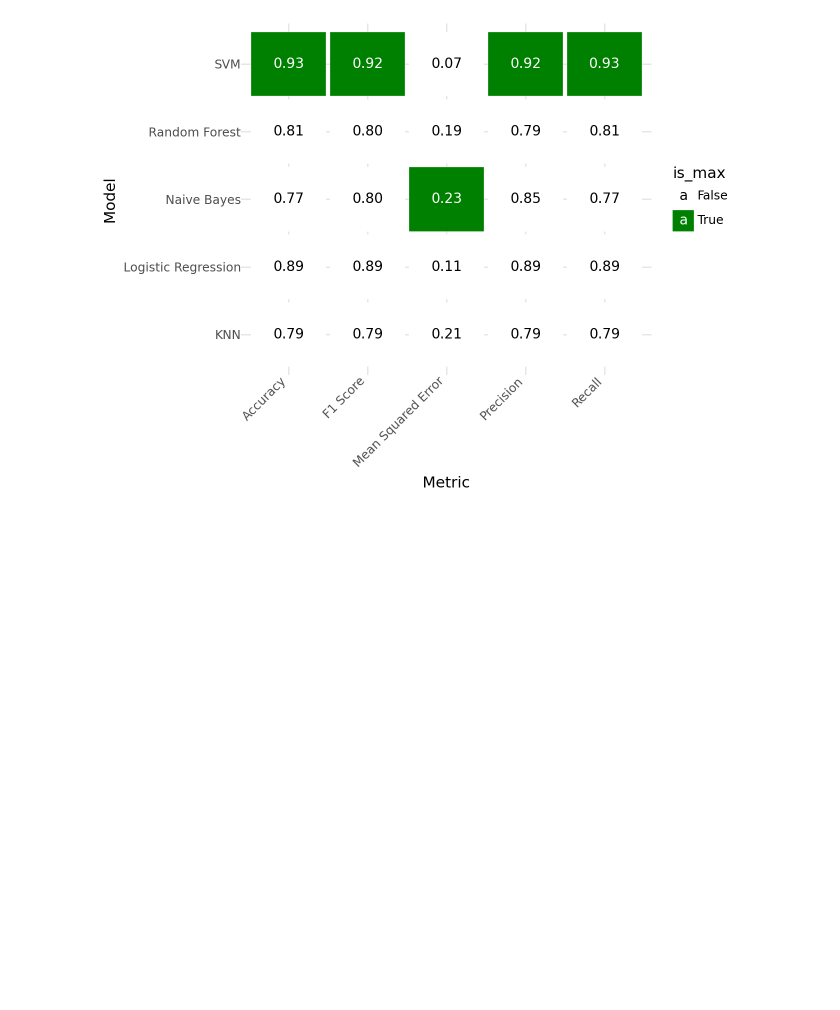
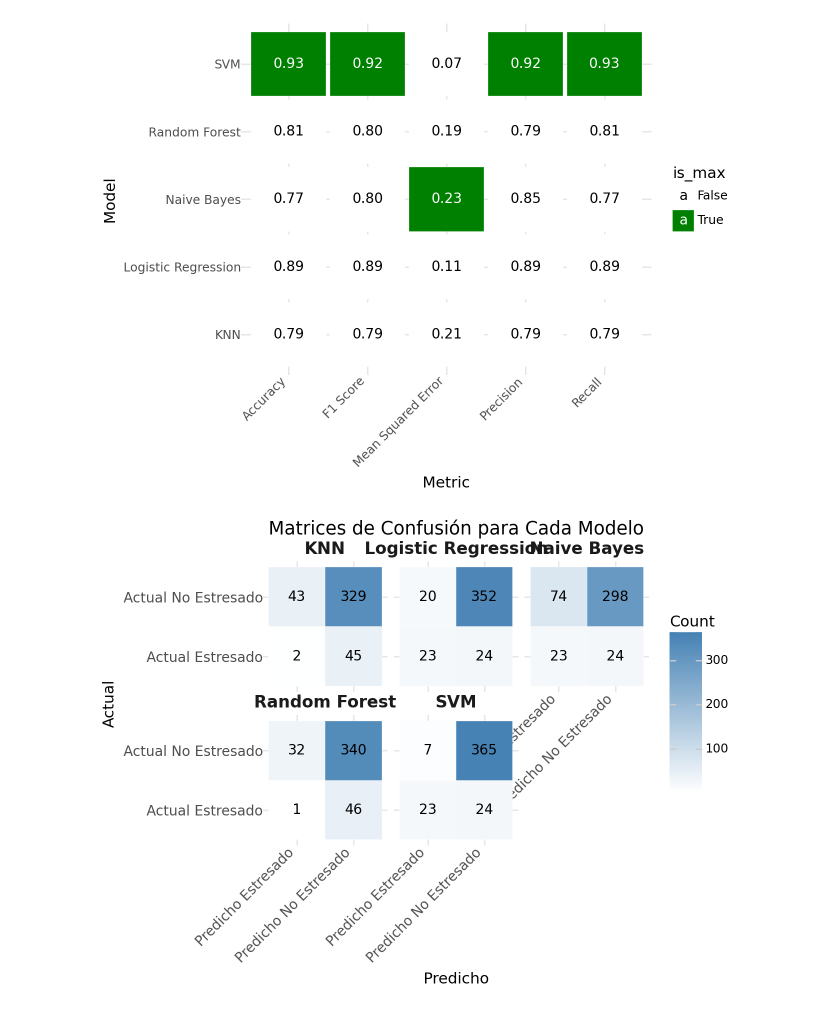
Before and after one commit to BenjaminGonzalezF/Stress-Recognition-from-Electrodermal-Activity, a Jupyter notebook: WESAD/WESAD_Stress_Recognition.ipynb, the cells around one changed output. Saved outputs shown, nothing was run; the diff lists cells and outputs as text; code cells hidden in the pictures; blank space fills up the shorter version.

```diff
--- a/WESAD/WESAD_Stress_Recognition.ipynb
+++ b/WESAD/WESAD_Stress_Recognition.ipynb
@@ -367,3 +544,71 @@ p = (ggplot(results_long, aes(x='Metric', y='Model'))
 p
 # %% [output]
 [figure]
+# %%
+import pandas as pd
+from sklearn.metrics import confusion_matrix
+from plotnine import (
+    ggplot, aes, geom_tile, geom_text, facet_wrap,
+    scale_fill_gradient, theme_minimal, theme, element_text, ggtitle
+)
+# Asegurarse de que las longitudes de y_test y las predicciones sean consistentes
+min_length = min(len(y_test), len(y_pred_knn), len(y_pred_nb), len(y_pred_lr), len(y_pred_rf), len(y_pred_svm))
+
+# Recortar y_test y las predicciones a la longitud mínima
+y_test_trimmed = y_test[:min_length]
+y_pred_knn_trimmed = y_pred_knn[:min_length]
+y_pred_nb_trimmed = y_pred_nb[:min_length]
+y_pred_lr_trimmed = y_pred_lr[:min_length]
+y_pred_rf_trimmed = y_pred_rf[:min_length]
+y_pred_svm_trimmed = y_pred_svm[:min_length]
+
+# Crear un diccionario con las predicciones recortadas
+predictions = {
+    'KNN': y_pred_knn_trimmed,
+    'Naive Bayes': y_pred_nb_trimmed,
+    'Logistic Regression': y_pred_lr_trimmed,
+    'Random Forest': y_pred_rf_trimmed,
+    'SVM': y_pred_svm_trimmed
+}
+
+# Calcular las matrices de confusión para cada modelo
+conf_matrices = {}
+
+for model_name, y_pred in predictions.items():
+    cm = confusion_matrix(y_test_trimmed, y_pred)
+    conf_matrices[model_name] = cm
+
+# Convertir las matrices de confusión a un DataFrame en formato largo
+conf_matrices_long = []
+
+for model_name, cm in conf_matrices.items():
+    cm_df = pd.DataFrame(cm,
+                         index=['Actual No Estresado', 'Actual Estresado'],
+                         columns=['Predicho No Estresado', 'Predicho Estresado'])
+    cm_df = cm_df.reset_index().melt(id_vars='index', var_name='Predicho', value_name='Count')
+    cm_df = cm_df.rename(columns={'index': 'Actual'})
+    cm_df['Model'] = model_name
+    conf_matrices_long.append(cm_df)
+
+# Combinar todas las matrices en un solo DataFrame
+conf_matrices_combined = pd.concat(conf_matrices_long, ignore_index=True)
+
+# Crear el gráfico de las matrices de confusión usando plotnine
+p = (
+    ggplot(conf_matrices_combined, aes(x='Predicho', y='Actual')) +
+    geom_tile(aes(fill='Count'), color='white') +
+    geom_text(aes(label='Count'), size=10) +
+    scale_fill_gradient(low='white', high='steelblue') +  # Escala continua de colores
+    facet_wrap('~ Model') +  # Crear una faceta por cada modelo
+    theme_minimal() +
+    theme(
+        axis_text_x=element_text(rotation=45, hjust=1, size=10),
+        axis_text_y=element_text(size=10),
+        strip_text=element_text(size=12, weight='bold')
+    ) +
+    ggtitle('Matrices de Confusión para Cada Modelo')
+)
+
+p
+# %% [output]
+[figure, added]
```
Also changed, not shown: parts of 11 cells of this notebook, 1 other file.
